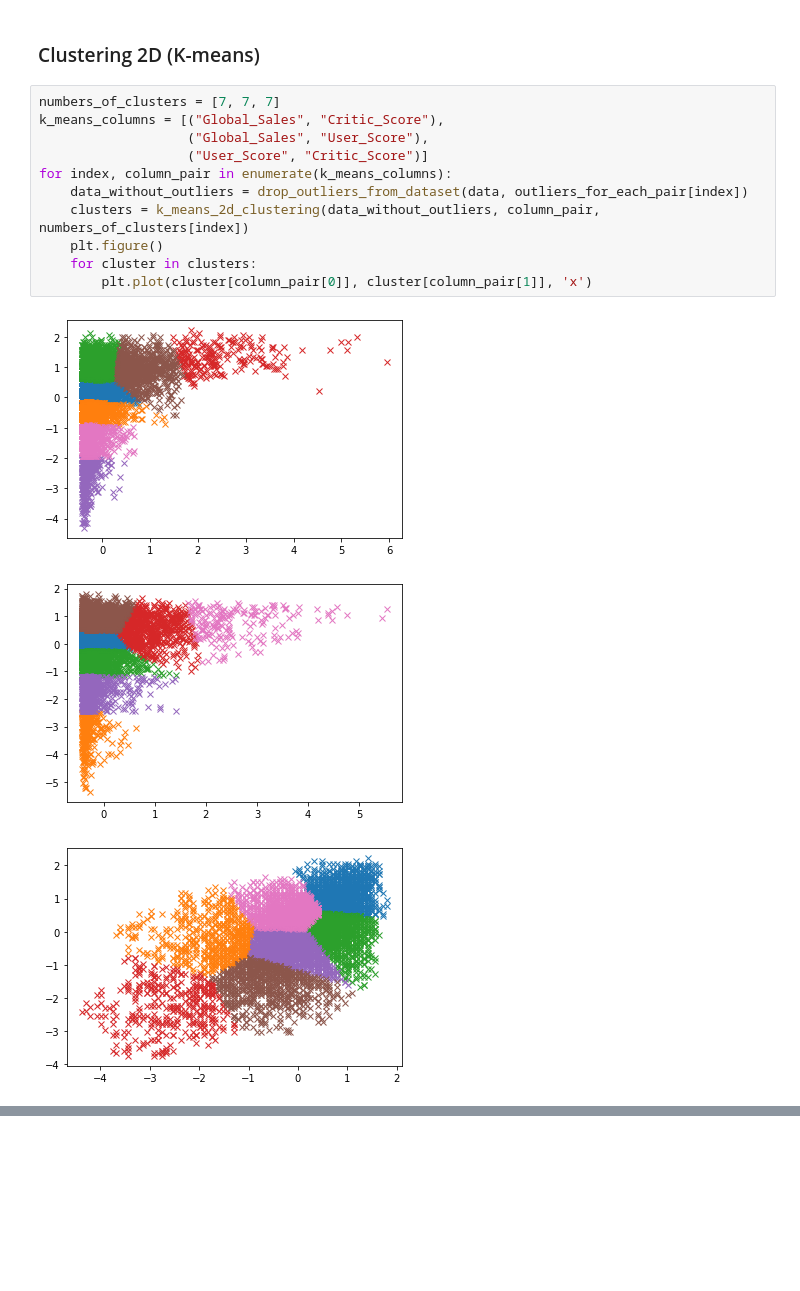
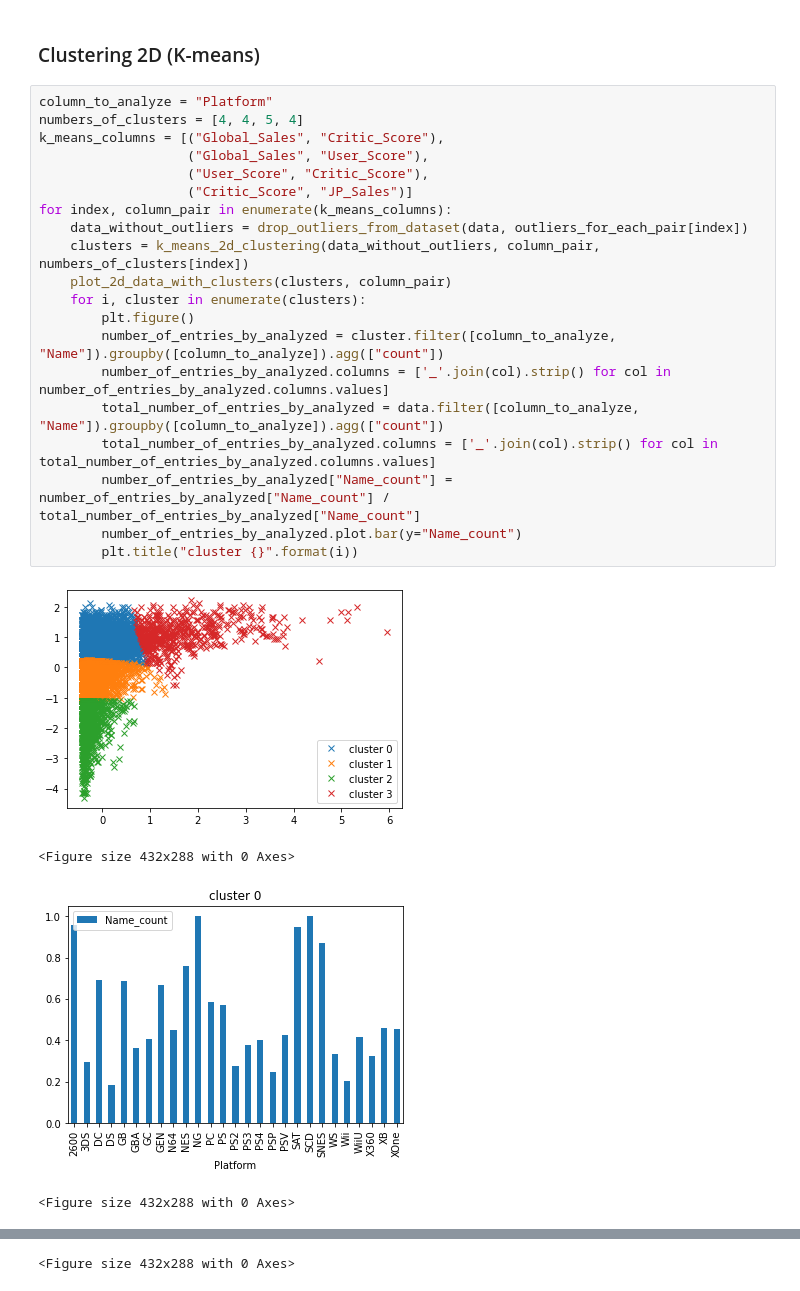
Before and after one commit to Loniowsky/Data-Mining-Project, a Jupyter notebook: scripts/notebooks/data_analysis.ipynb, the cells around one changed output, grey strips where cells are left out. Cells and saved outputs as stored; diff of their text form; blank space fills up the shorter version.

```diff
--- a/scripts/notebooks/data_analysis.ipynb
+++ b/scripts/notebooks/data_analysis.ipynb
@@ -148,17 +150,27 @@ for column_pair in nearest_neighbours_columns:
 # %% [markdown]
 ### Clustering 2D (K-means)
-# %%
-numbers_of_clusters = [7, 7, 7]
-k_means_columns = [("Global_Sales", "Critic_Score"),
-                   ("Global_Sales", "User_Score"),
-                   ("User_Score", "Critic_Score")]
-for index, column_pair in enumerate(k_means_columns):
-    data_without_outliers = drop_outliers_from_dataset(data, outliers_for_each_pair[index])
-    clusters = k_means_2d_clustering(data_without_outliers, column_pair, numbers_of_clusters[index])
-    plt.figure()
-    for cluster in clusters:
-        plt.plot(cluster[column_pair[0]], cluster[column_pair[1]], 'x')
-# %% [output]
-[figure, removed]
-[figure, removed]
-[figure, removed]
+# %%
+column_to_analyze = "Platform"
+numbers_of_clusters = [4, 4, 5, 4]
+k_means_columns = [("Global_Sales", "Critic_Score"),
+                   ("Global_Sales", "User_Score"),
+                   ("User_Score", "Critic_Score"),
+                   ("Critic_Score", "JP_Sales")]
+for index, column_pair in enumerate(k_means_columns):
+    data_without_outliers = drop_outliers_from_dataset(data, outliers_for_each_pair[index])
+    clusters = k_means_2d_clustering(data_without_outliers, column_pair, numbers_of_clusters[index])
+    plot_2d_data_with_clusters(clusters, column_pair)
+    for i, cluster in enumerate(clusters):
+        plt.figure()
+        number_of_entries_by_analyzed = cluster.filter([column_to_analyze, "Name"]).groupby([column_to_analyze]).agg(["count"])
+        number_of_entries_by_analyzed.columns = ['_'.join(col).strip() for col in number_of_entries_by_analyzed.columns.values]
+        total_number_of_entries_by_analyzed = data.filter([column_to_analyze, "Name"]).groupby([column_to_analyze]).agg(["count"])
+        total_number_of_entries_by_analyzed.columns = ['_'.join(col).strip() for col in total_number_of_entries_by_analyzed.columns.values]
+        number_of_entries_by_analyzed["Name_count"] = number_of_entries_by_analyzed["Name_count"] / total_number_of_entries_by_analyzed["Name_count"]
+        number_of_entries_by_analyzed.plot.bar(y="Name_count")
+        plt.title("cluster {}".format(i))
+# %% [output]
+[figure, added]
+<Figure size 432x288 with 0 Axes>
+[figure, added]
+<Figure size 432x288 with 0 Axes>
@@ -164,0 +178 @@ for index, column_pair in enumerate(k_means_columns):
+<Figure size 432x288 with 0 Axes>
```
Also changed, not shown: parts of 2 cells of this notebook, 3 other files.
